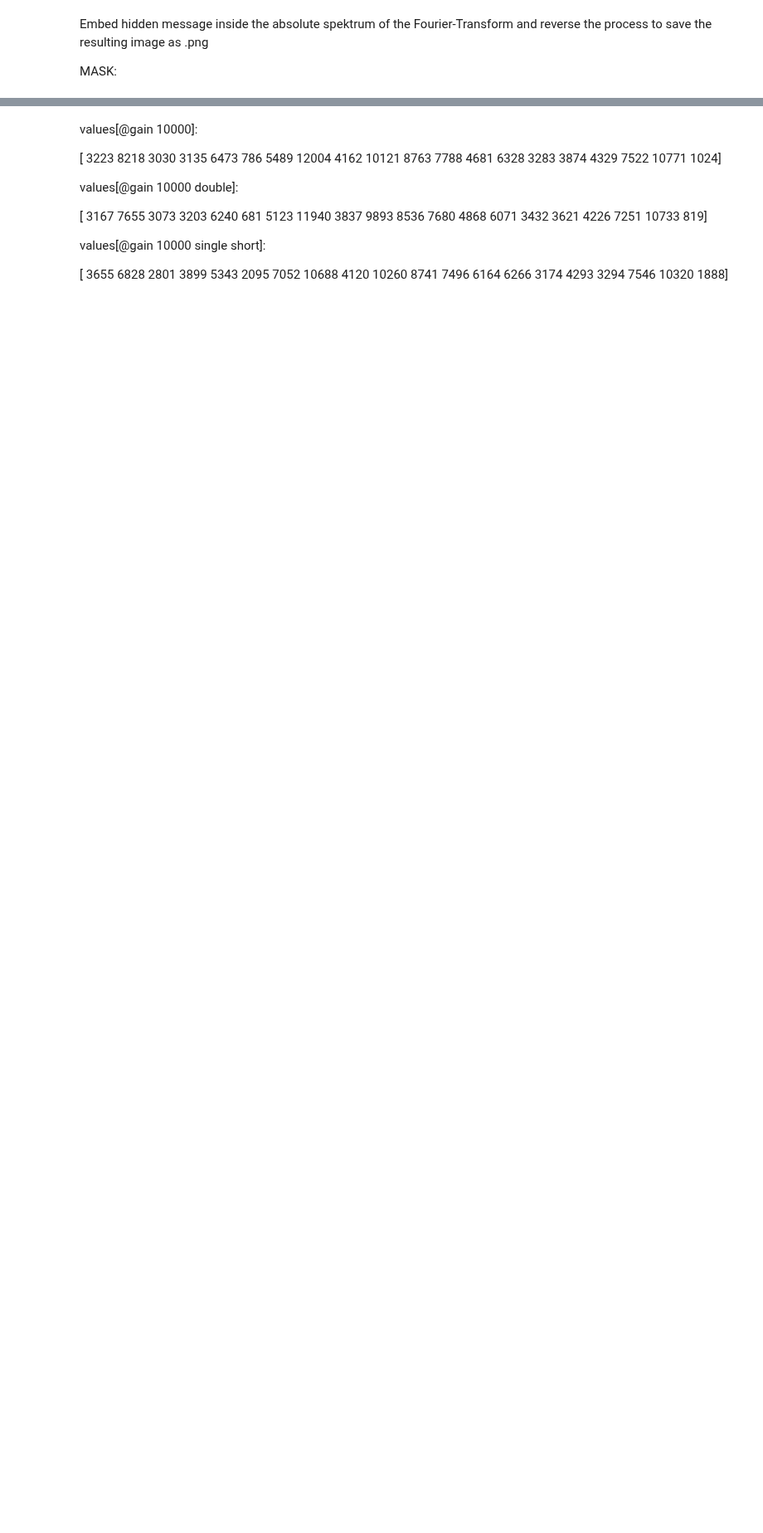
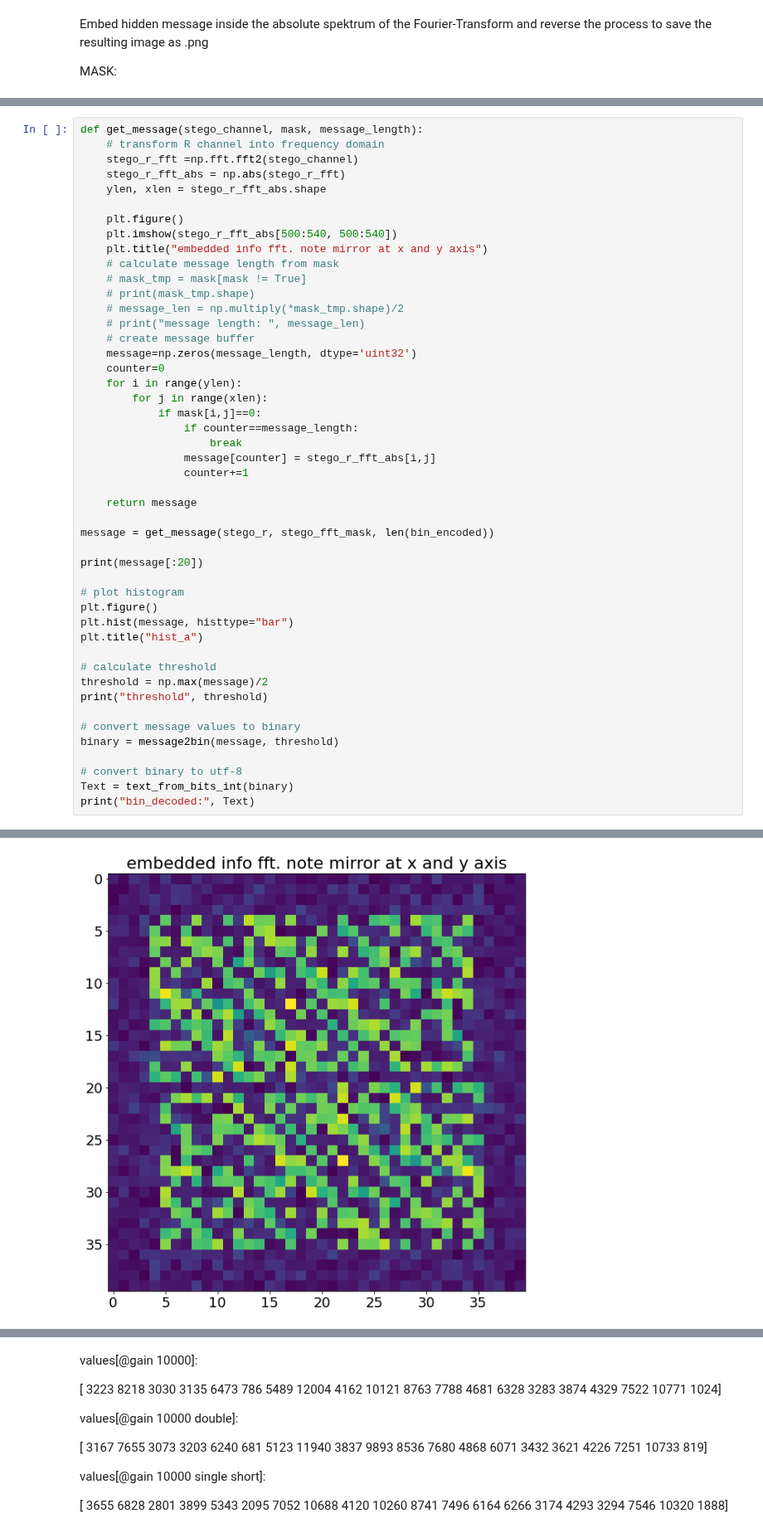
Before and after one commit to PIX3LFLUX/Steganosaurus, a Jupyter notebook: FFT_stego_sharp.ipynb, the cells around one changed output, grey strips where cells are left out. Shown at 83% size. Saved outputs shown, nothing was run; the diff lists cells and outputs as text; blank space fills up the shorter version.

```diff
--- a/FFT_stego_sharp.ipynb
+++ b/FFT_stego_sharp.ipynb
@@ -339,0 +273,48 @@ Comin' at you with extreme mana
+# %%
+def get_message(stego_channel, mask, message_length):
+    # transform R channel into frequency domain
+    stego_r_fft =np.fft.fft2(stego_channel)
+    stego_r_fft_abs = np.abs(stego_r_fft)
+    ylen, xlen = stego_r_fft_abs.shape
+
+    plt.figure()
+    plt.imshow(stego_r_fft_abs[500:540, 500:540])
+    plt.title("embedded info fft. note mirror at x and y axis")
+    # calculate message length from mask
+    # mask_tmp = mask[mask != True]
+    # print(mask_tmp.shape)
+    # message_len = np.multiply(*mask_tmp.shape)/2
+    # print("message length: ", message_len)
+    # create message buffer
+    message=np.zeros(message_length, dtype='uint32')
+    counter=0
+    for i in range(ylen):
+        for j in range(xlen):
+            if mask[i,j]==0:
+                if counter==message_length:
+                    break
+                message[counter] = stego_r_fft_abs[i,j]
+                counter+=1
+
+    return message
+
+message = get_message(stego_r, stego_fft_mask, len(bin_encoded))
+
+print(message[:20])
+
+# plot histogram
+plt.figure()
+plt.hist(message, histtype="bar")
+plt.title("hist_a")
+
+# calculate threshold
+threshold = np.max(message)/2
+print("threshold", threshold)
+
+# convert message values to binary
+binary = message2bin(message, threshold)
+
+# convert binary to utf-8
+Text = text_from_bits_int(binary)
+print("bin_decoded:", Text)
+# %% [output]
@@ -339,0 +326 @@ Comin' at you with extreme mana
+[figure, added]
```
Also changed, not shown: parts of 7 cells of this notebook, 3 other files.
